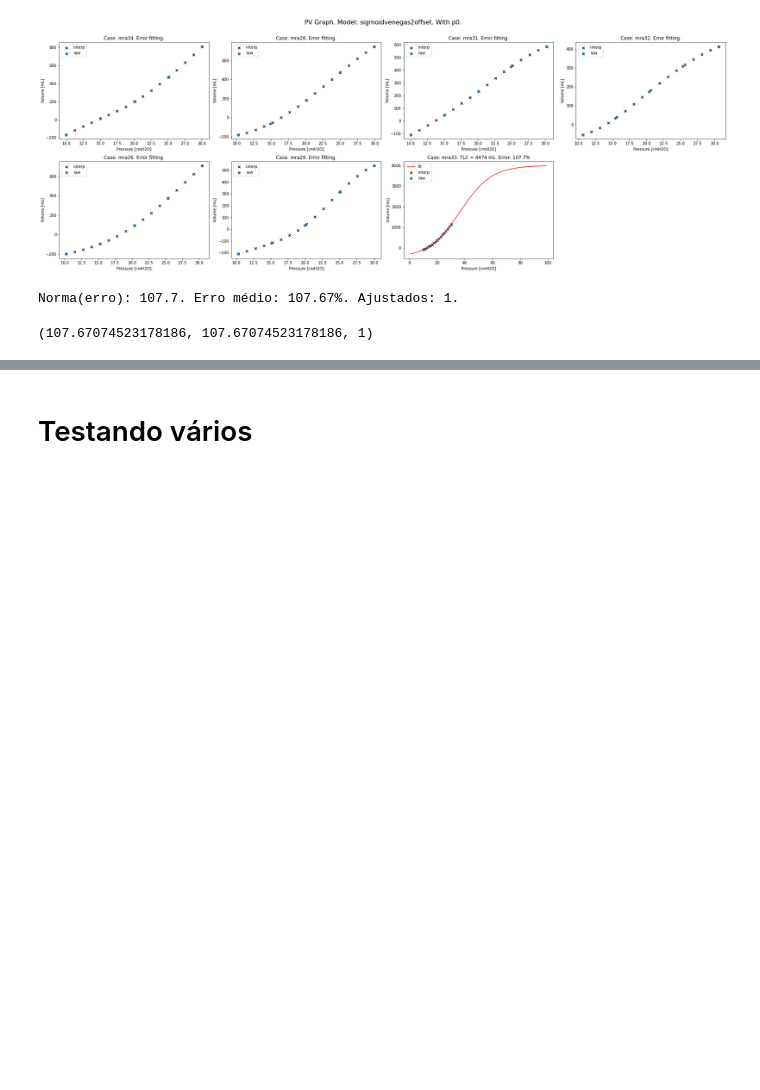
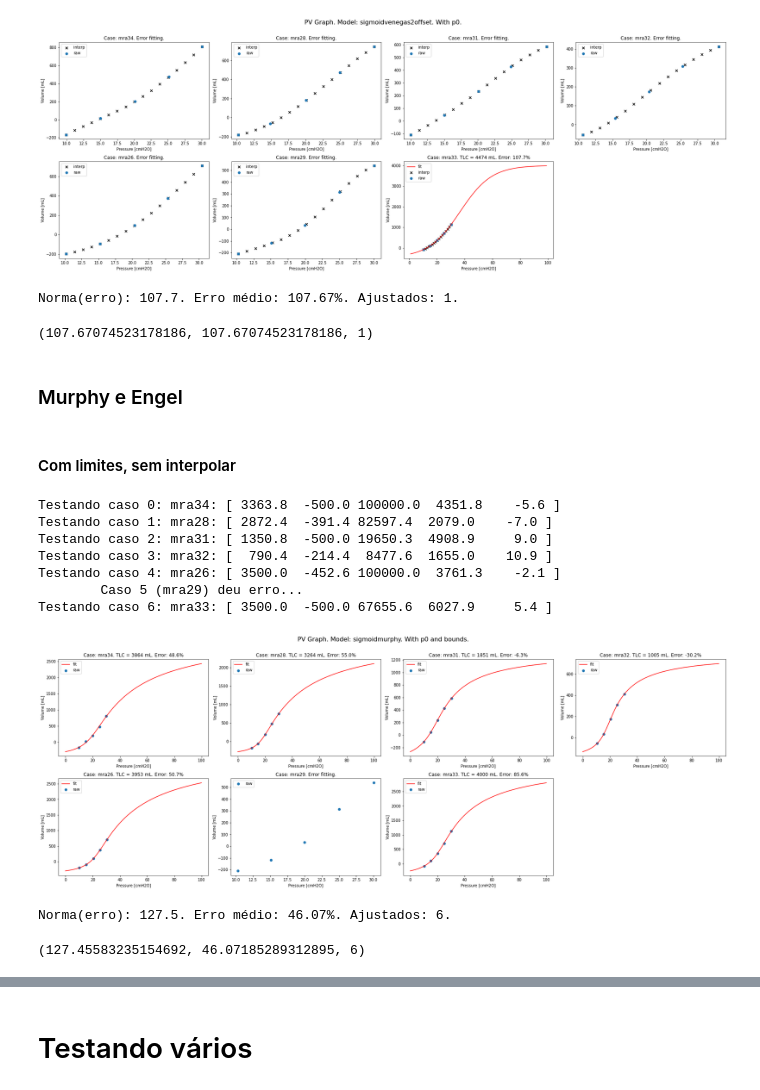
Before and after one commit to edlbcamargo/recrutabilidade, a Jupyter notebook: testa_modelos.ipynb, the cells around one changed output, grey strips where cells are left out. Saved outputs shown, nothing was run; the diff lists cells and outputs as text; code cells hidden in the pictures; blank space fills up the shorter version.

```diff
--- a/testa_modelos.ipynb
+++ b/testa_modelos.ipynb
@@ -342,3 +351,34 @@ Testando caso 6: mra33: [ 4474.5 -6685.8  2624.1    36.7    11.4  -473.2 ]
 [figure]
 Norma(erro): 107.7. Erro médio: 107.67%. Ajustados: 1.
 (107.67074523178186, 107.67074523178186, 1)
+# %% [markdown]
+### Murphy e Engel
+# %%
+# sigmoidmurphy: VM,Vm,k1,k2,k3:
+#               VM,      Vm,      k1,      k2,      k3
+bounds = ([    500,    -500,     100,     100,    -100],
+          [   3500,       0,  100000,  100000,     100])
+p0 =      [ 2000.0,  -200.0,  1000.0,  1000.0,    20.0]
+TLC_index = 0
+metodo = 'trf'
+modelo = m.sigmoidmurphy
+debug = True
+invert_PV = True
+# %% [markdown]
+#### Com limites, sem interpolar
+# %%
+n_points_interp = 0
+texto = 'With p0 and bounds.'
+m.testa_modelo(dadosdfD5, modelo, metodo = metodo, meu_p0 = p0, texto = texto, TLC_index=TLC_index,
+               meus_bounds=bounds, n_points_interp=n_points_interp, debug=debug, invert_PV = invert_PV)
+# %% [output]
+Testando caso 0: mra34: [ 3363.8  -500.0 100000.0  4351.8    -5.6 ]
+Testando caso 1: mra28: [ 2872.4  -391.4 82597.4  2079.0    -7.0 ]
+Testando caso 2: mra31: [ 1350.8  -500.0 19650.3  4908.9     9.0 ]
+Testando caso 3: mra32: [  790.4  -214.4  8477.6  1655.0    10.9 ]
+Testando caso 4: mra26: [ 3500.0  -452.6 100000.0  3761.3    -2.1 ]
+        Caso 5 (mra29) deu erro...
+Testando caso 6: mra33: [ 3500.0  -500.0 67655.6  6027.9     5.4 ]
+[figure, added]
+Norma(erro): 127.5. Erro médio: 46.07%. Ajustados: 6.
+(127.45583235154692, 46.07185289312895, 6)
```
Also changed, not shown: parts of 46 cells of this notebook, 2 other files.
